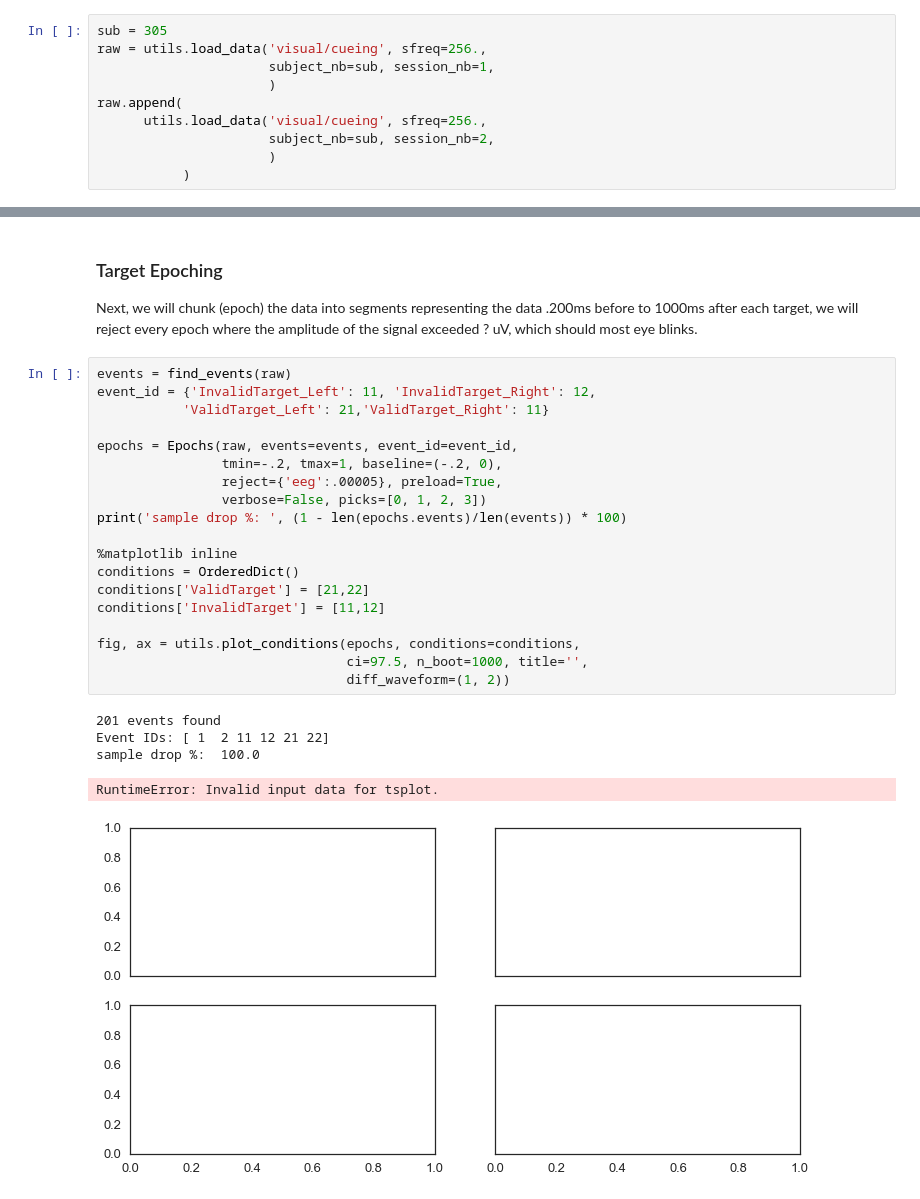
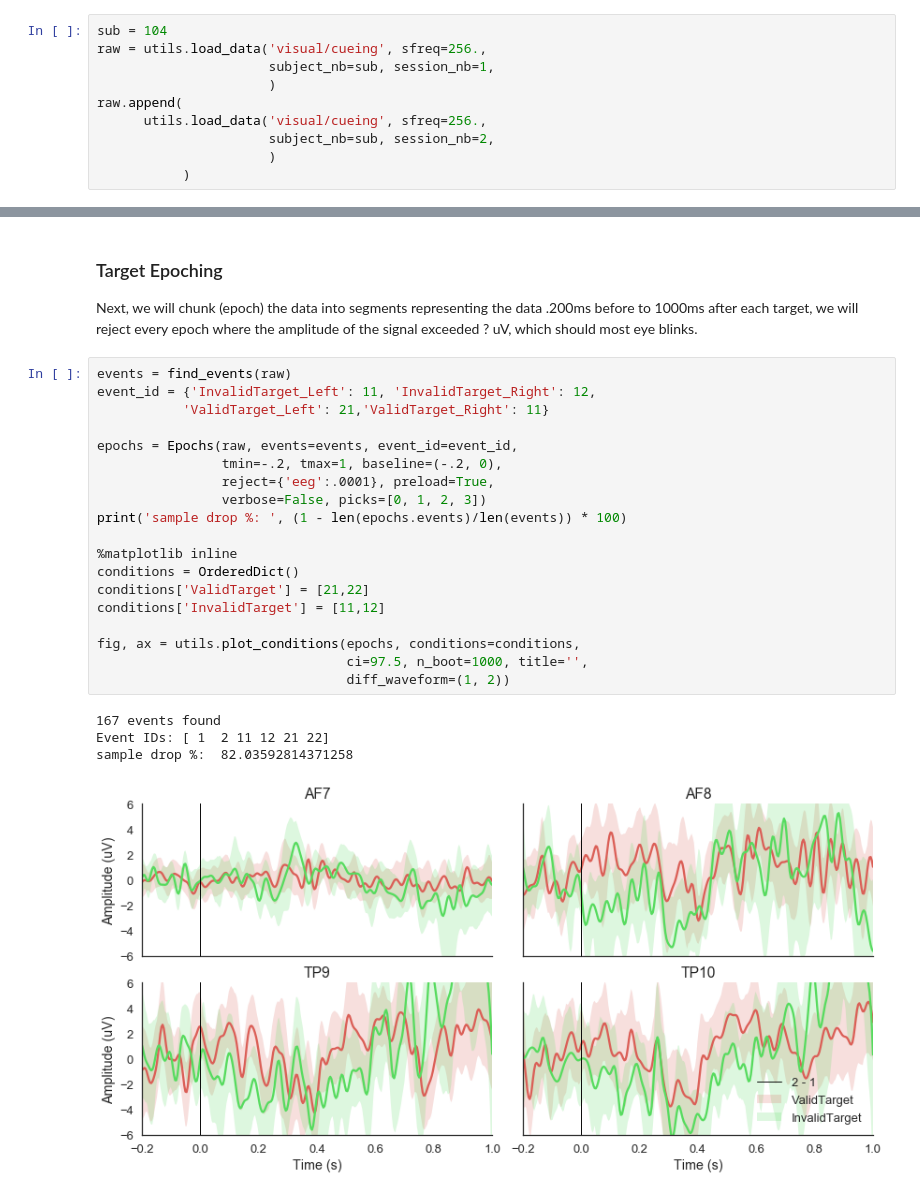
Before and after one commit to NeuroTechX/eeg-notebooks_v0.1, a Jupyter notebook: notebooks/cueing.ipynb, the cells around one changed output, grey strips where cells are left out. Saved outputs shown, nothing was run; the diff lists cells and outputs as text.

```diff
--- a/notebooks/cueing.ipynb
+++ b/notebooks/cueing.ipynb
@@ -136,7 +136,7 @@ warnings.filterwarnings('ignore')
 pygame 1.9.4
 Hello from the pygame community. https://www.pygame.org/contribute.html
 # %%
-sub = 305
+sub = 104
 raw = utils.load_data('visual/cueing', sfreq=256.,
                       subject_nb=sub, session_nb=1,
                       )
@@ -323,25 +341,24 @@ Next, we will chunk (epoch) the data into segments representing the data .200ms
 # %%
 events = find_events(raw)
 event_id = {'InvalidTarget_Left': 11, 'InvalidTarget_Right': 12,
            'ValidTarget_Left': 21,'ValidTarget_Right': 11}
 
 epochs = Epochs(raw, events=events, event_id=event_id,
                 tmin=-.2, tmax=1, baseline=(-.2, 0),
-                reject={'eeg':.00005}, preload=True,
+                reject={'eeg':.0001}, preload=True,
                 verbose=False, picks=[0, 1, 2, 3])
 print('sample drop %: ', (1 - len(epochs.events)/len(events)) * 100)
 
 %matplotlib inline
 conditions = OrderedDict()
 conditions['ValidTarget'] = [21,22]
 conditions['InvalidTarget'] = [11,12]
 
 fig, ax = utils.plot_conditions(epochs, conditions=conditions,
                                 ci=97.5, n_boot=1000, title='',
                                 diff_waveform=(1, 2))
 # %% [output]
-201 events found
+167 events found
 Event IDs: [ 1  2 11 12 21 22]
-sample drop %:  100.0
+sample drop %:  82.03592814371258
-RuntimeError: Invalid input data for tsplot.
-[figure, old version]
+[figure, new version]
```
Also changed, not shown: parts of 6 cells of this notebook, 1 other file.
